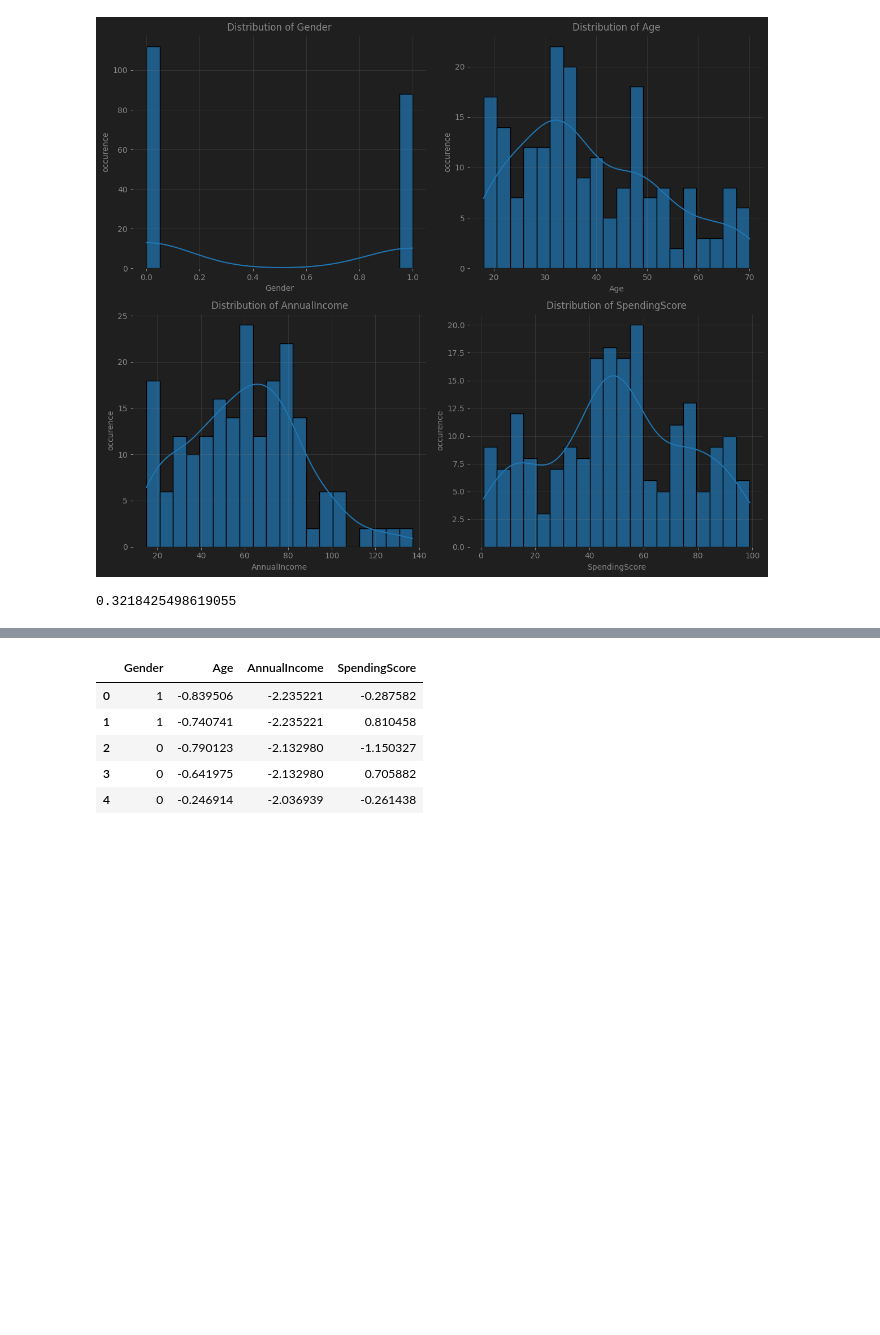
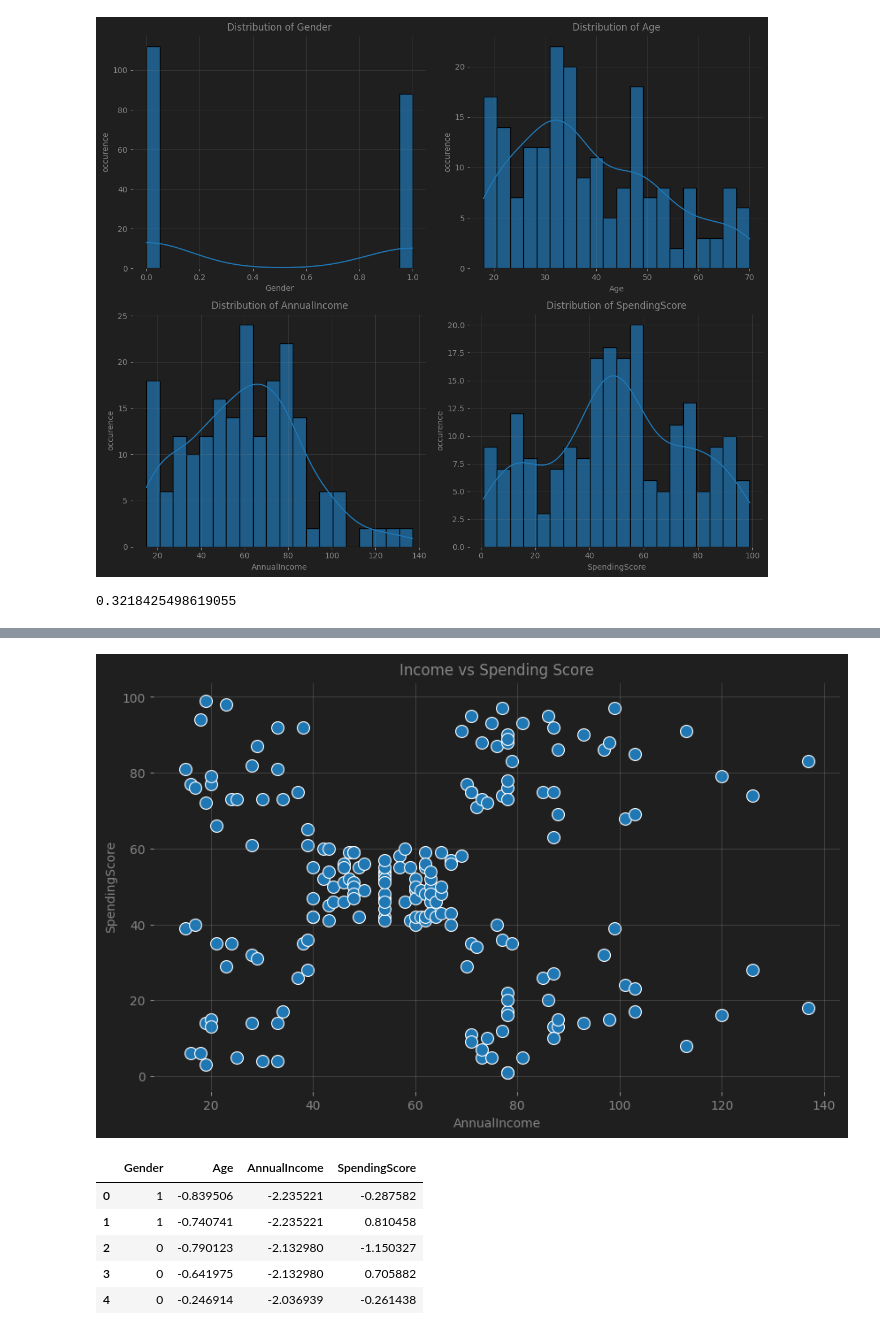
Before and after one commit to Abdelrahmen-Elashry/DEPI_Tasks, a Jupyter notebook: Task_4/Segmentation.ipynb, the cells around one changed output, grey strips where cells are left out. Drawn from its saved outputs; the diff is of its cells as text; code cells hidden in the pictures; blank space fills up the shorter version.

```diff
--- a/Task_4/Segmentation.ipynb
+++ b/Task_4/Segmentation.ipynb
@@ -138,3 +154,11 @@ print(df['AnnualIncome'].skew())
+# %%
+plt.figure(figsize=(10, 6))
+sns.scatterplot(data=df, x='AnnualIncome', y='SpendingScore', color=PRIMARY_COLOR, s=100)
+plt.title('Income vs Spending Score')
+plt.grid(True, alpha=0.3)
+plt.show()
+# %% [output]
+[figure, added]
 # %%
 df_scaled = df.copy()
 
```
Also changed, not shown: parts of 6 cells of this notebook.
